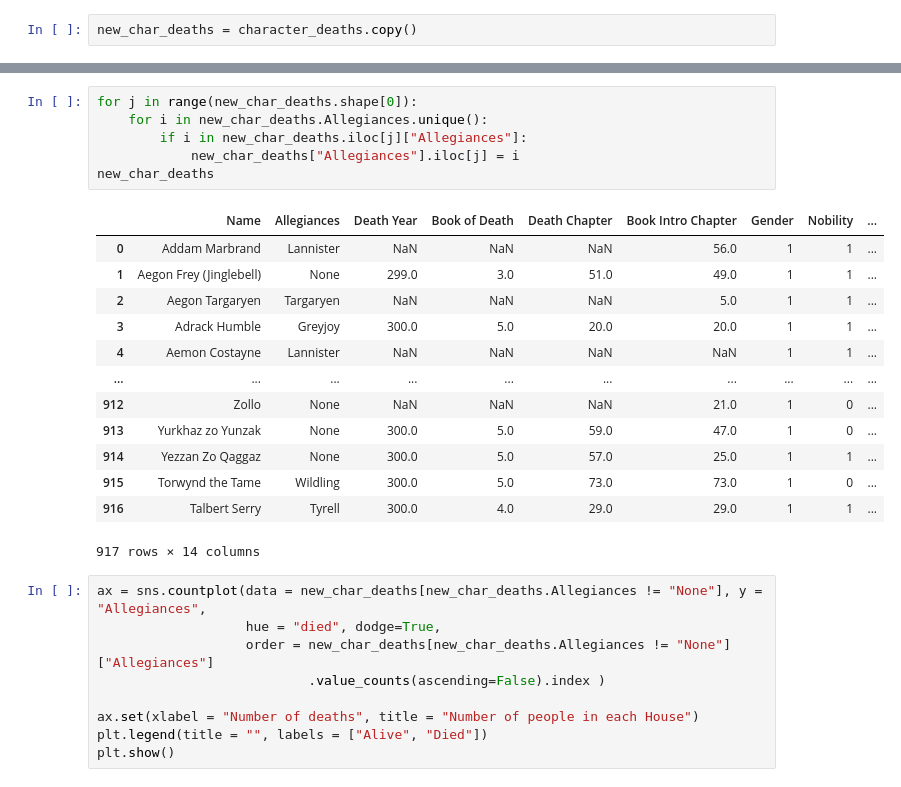
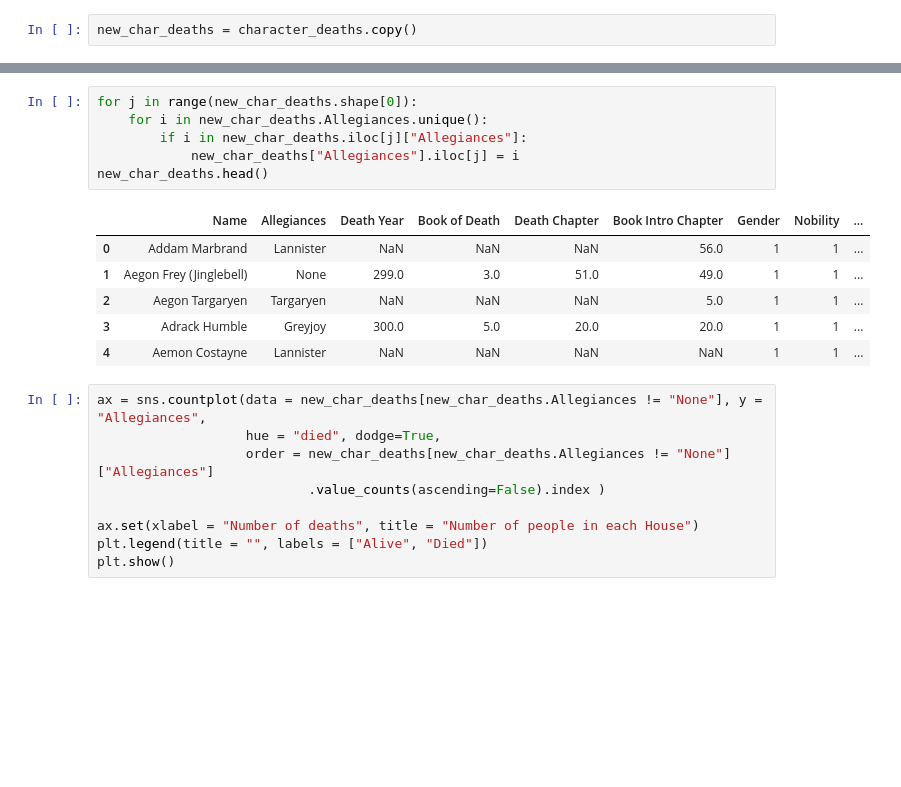
Before and after one commit to christouandr7/data_notebooks, a Jupyter notebook: GOT_battles/GOT_notebook.ipynb, the cells around one changed output, grey strips where cells are left out. Cells and saved outputs as stored; diff of their text form; blank space fills up the shorter version.

```diff
--- a/GOT_battles/GOT_notebook.ipynb
+++ b/GOT_battles/GOT_notebook.ipynb
@@ -163,23 +148,16 @@ new_char_deaths
 # %%
 for j in range(new_char_deaths.shape[0]):
     for i in new_char_deaths.Allegiances.unique():
         if i in new_char_deaths.iloc[j]["Allegiances"]:
             new_char_deaths["Allegiances"].iloc[j] = i
-new_char_deaths
+new_char_deaths.head()
 # %% [output]
 |  | Name | Allegiances | Death Year | Book of Death | Death Chapter | Book Intro Chapter | Gender | Nobility | ... |
 | 0 | Addam Marbrand | Lannister | NaN | NaN | NaN | 56.0 | 1 | 1 | ... |
 | 1 | Aegon Frey (Jinglebell) | None | 299.0 | 3.0 | 51.0 | 49.0 | 1 | 1 | ... |
 | 2 | Aegon Targaryen | Targaryen | NaN | NaN | NaN | 5.0 | 1 | 1 | ... |
 | 3 | Adrack Humble | Greyjoy | 300.0 | 5.0 | 20.0 | 20.0 | 1 | 1 | ... |
 | 4 | Aemon Costayne | Lannister | NaN | NaN | NaN | NaN | 1 | 1 | ... |
-| ... | ... | ... | ... | ... | ... | ... | ... | ... | ... |
-| 912 | Zollo | None | NaN | NaN | NaN | 21.0 | 1 | 0 | ... |
-| 913 | Yurkhaz zo Yunzak | None | 300.0 | 5.0 | 59.0 | 47.0 | 1 | 0 | ... |
-| 914 | Yezzan Zo Qaggaz | None | 300.0 | 5.0 | 57.0 | 25.0 | 1 | 1 | ... |
-| 915 | Torwynd the Tame | Wildling | 300.0 | 5.0 | 73.0 | 73.0 | 1 | 0 | ... |
-| 916 | Talbert Serry | Tyrell | 300.0 | 4.0 | 29.0 | 29.0 | 1 | 1 | ... |
-917 rows × 14 columns
 # %%
 ax = sns.countplot(data = new_char_deaths[new_char_deaths.Allegiances != "None"], y = "Allegiances",
                    hue = "died", dodge=True,
```
Also changed, not shown: parts of 10 cells of this notebook.
